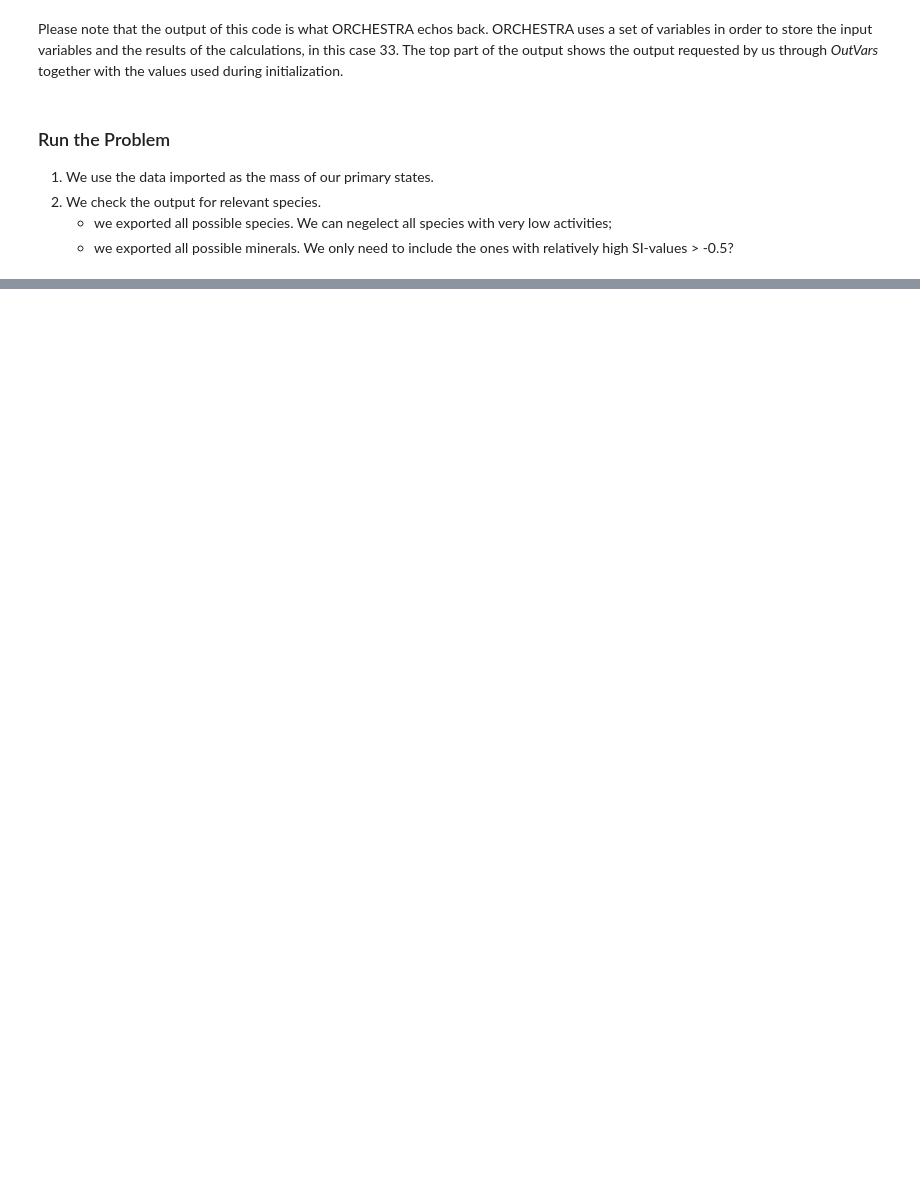
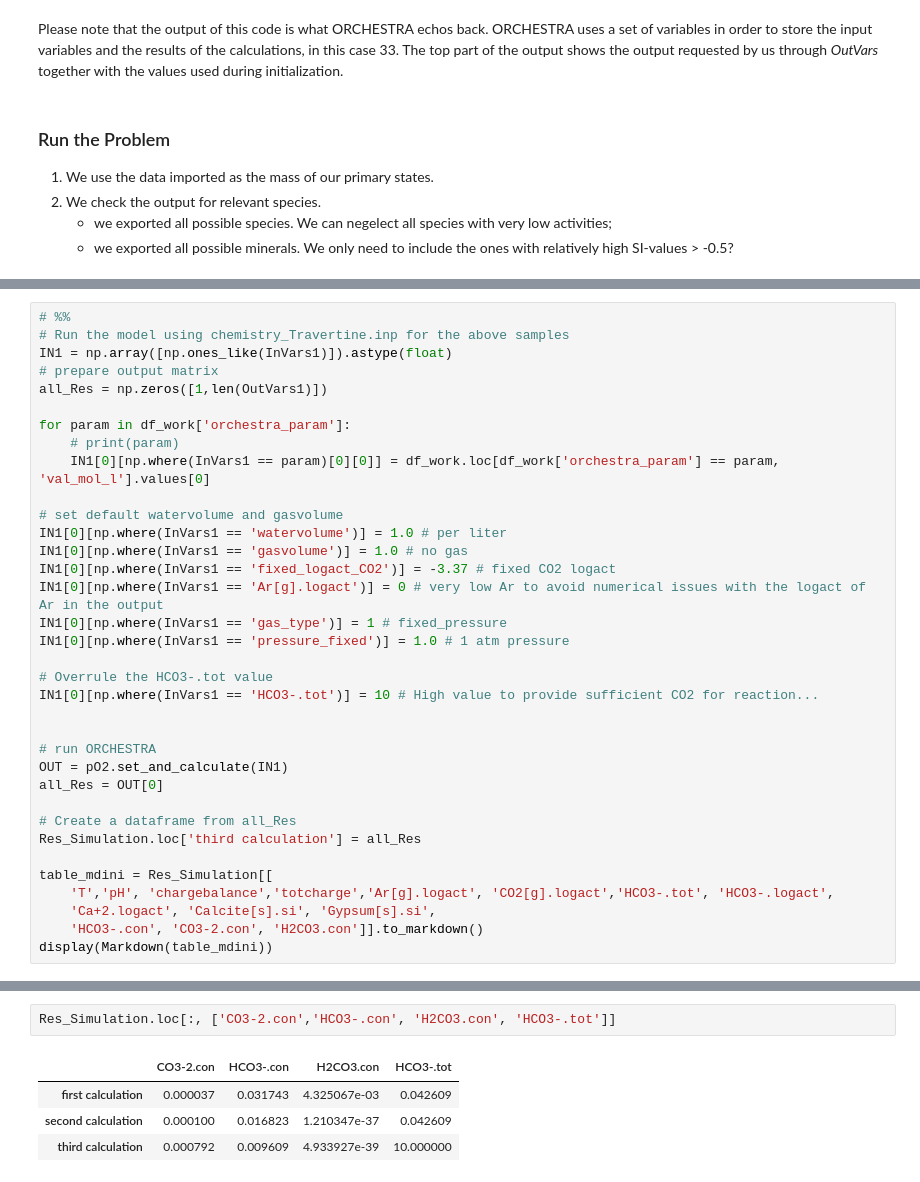
Before and after one commit to theim101/oit_chemistry_for_earth_sciences, a Jupyter notebook: chemistry_book/content/project_THe/Orchestra_Project/Project_Assignment_PP11N_example.ipynb, the cells around one changed output, grey strips where cells are left out. Cells and saved outputs as stored; diff of their text form; blank space fills up the shorter version.

Commit message:
20260513 worked on project. Orchestra Analysis of a single file

```diff
--- a/chemistry_book/content/project_THe/Orchestra_Project/Project_Assignment_PP11N_example.ipynb
+++ b/chemistry_book/content/project_THe/Orchestra_Project/Project_Assignment_PP11N_example.ipynb
@@ -803,0 +708,35 @@ df_data_1985.iloc[ii]
+# %%
+# %%
+# Run the model using chemistry_Travertine.inp for the above samples
+IN1 = np.array([np.ones_like(InVars1)]).astype(float)
+# prepare output matrix
+all_Res = np.zeros([1,len(OutVars1)])
+
+for param in df_work['orchestra_param']:
+    # print(param)
+    IN1[0][np.where(InVars1 == param)[0][0]] = df_work.loc[df_work['orchestra_param'] == param, 'val_mol_l'].values[0]
+
+# set default watervolume and gasvolume
+IN1[0][np.where(InVars1 == 'watervolume')] = 1.0 # per liter
+IN1[0][np.where(InVars1 == 'gasvolume')] = 1.0 # no gas
+IN1[0][np.where(InVars1 == 'fixed_logact_CO2')] = -3.37 # fixed CO2 logact
+IN1[0][np.where(InVars1 == 'Ar[g].logact')] = 0 # very low Ar to avoid numerical issues with the logact of Ar in the output
+IN1[0][np.where(InVars1 == 'gas_type')] = 1 # fixed_pressure
+IN1[0][np.where(InVars1 == 'pressure_fixed')] = 1.0 # 1 atm pressure
+
+# Overrule the HCO3-.tot value
+IN1[0][np.where(InVars1 == 'HCO3-.tot')] = 10 # High value to provide sufficient CO2 for reaction...
+
+
+# run ORCHESTRA
+OUT = pO2.set_and_calculate(IN1)
+all_Res = OUT[0]
+
+# Create a dataframe from all_Res
+Res_Simulation.loc['third calculation'] = all_Res
+
+table_mdini = Res_Simulation[[
+    'T','pH', 'chargebalance','totcharge','Ar[g].logact', 'CO2[g].logact','HCO3-.tot', 'HCO3-.logact',
+    'Ca+2.logact', 'Calcite[s].si', 'Gypsum[s].si',
+    'HCO3-.con', 'CO3-2.con', 'H2CO3.con']].to_markdown()
+display(Markdown(table_mdini))
@@ -803,0 +781,7 @@ df_data_1985.iloc[ii]
+# %%
+Res_Simulation.loc[:, ['CO3-2.con','HCO3-.con', 'H2CO3.con', 'HCO3-.tot']]
+# %% [output]
+|  | CO3-2.con | HCO3-.con | H2CO3.con | HCO3-.tot |
+| first calculation | 0.000037 | 0.031743 | 4.325067e-03 | 0.042609 |
+| second calculation | 0.000100 | 0.016823 | 1.210347e-37 | 0.042609 |
+| third calculation | 0.000792 | 0.009609 | 4.933927e-39 | 10.000000 |
```
Also changed, not shown: parts of 33 cells of this notebook, 40 other files.
